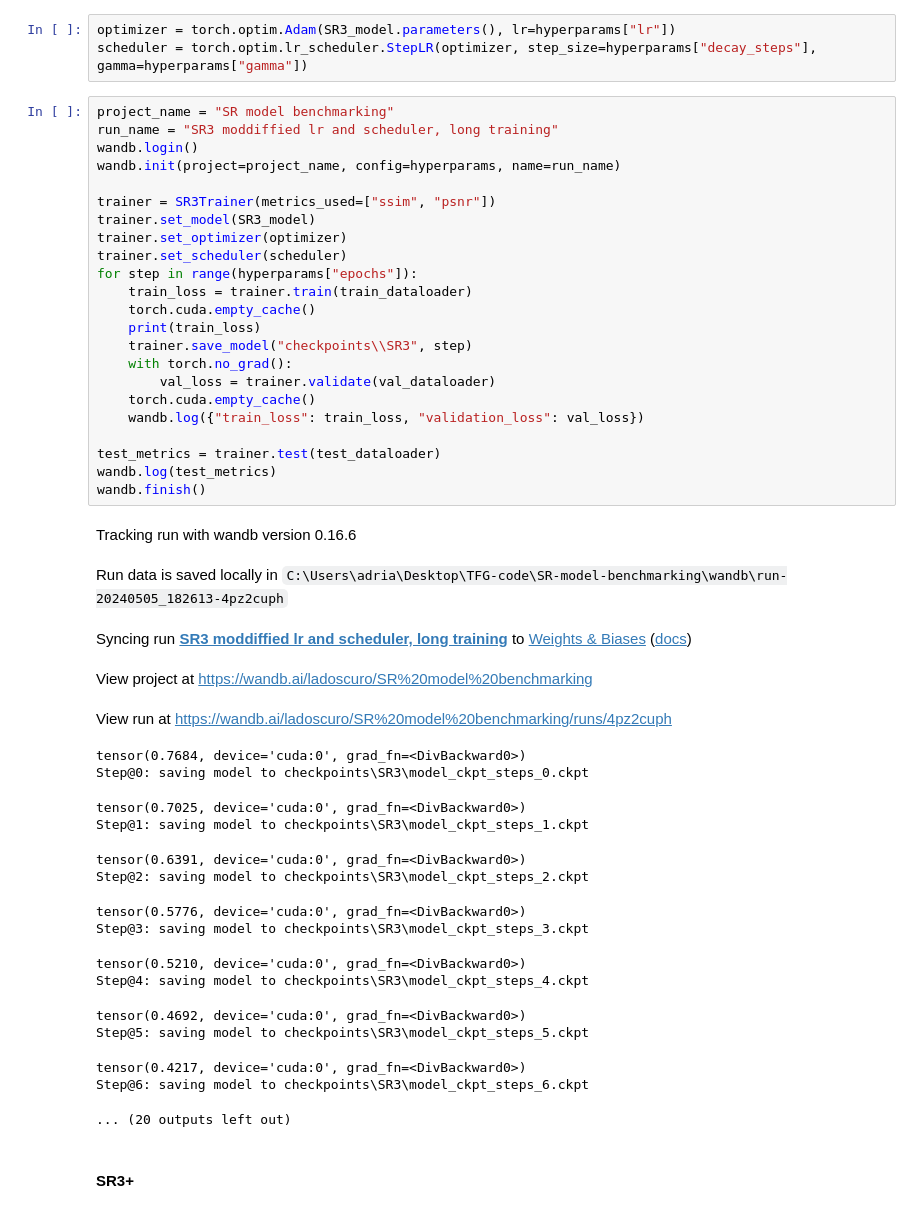
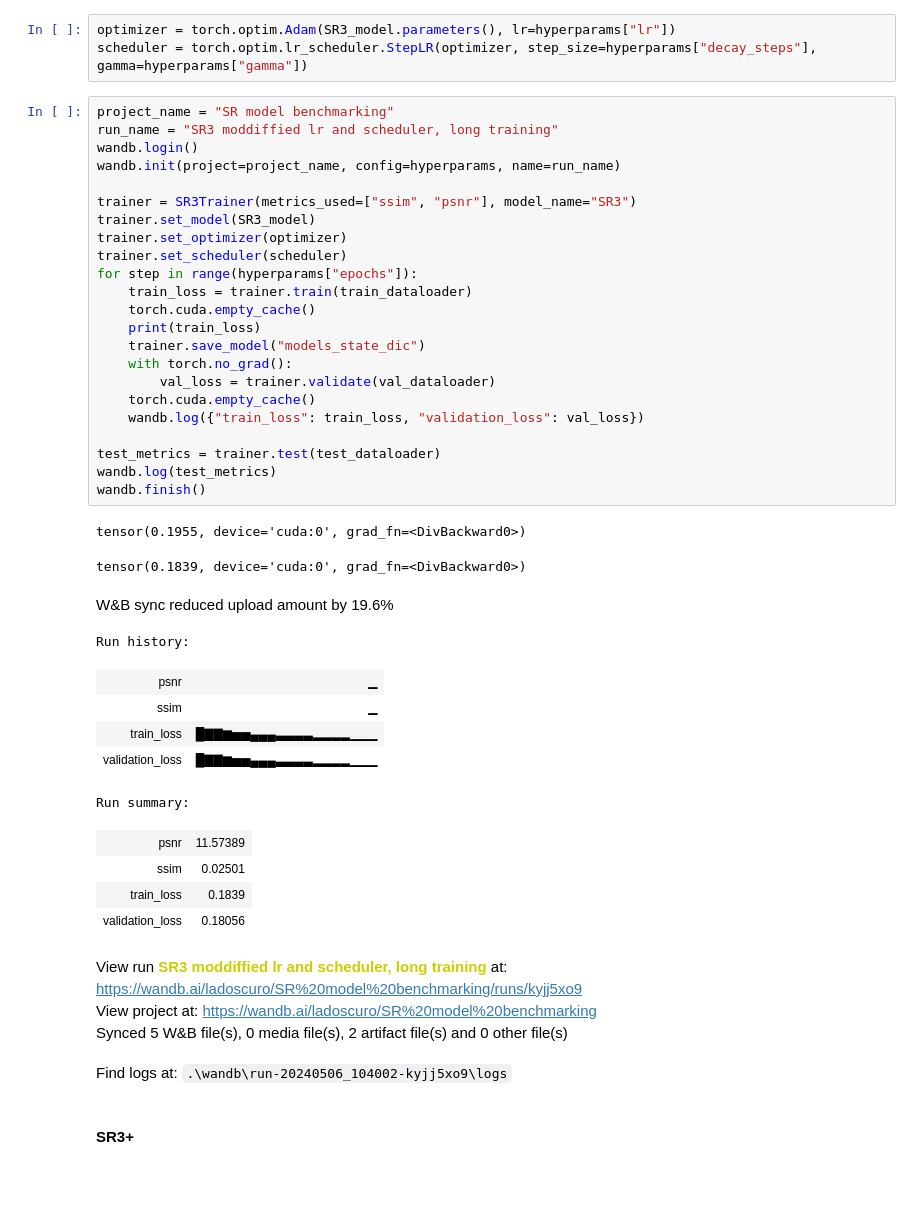
Before and after one commit to Descalabreitor/Satelite-Superresolution-diffusion, a Jupyter notebook: experiments.ipynb, the cells around one changed output. Saved outputs shown, nothing was run; the diff lists cells and outputs as text; blank space fills up the shorter version.

```diff
--- a/experiments.ipynb
+++ b/experiments.ipynb
@@ -148,47 +183,44 @@ scheduler = torch.optim.lr_scheduler.StepLR(optimizer, step_size=hyperparams["de
 # %%
 project_name = "SR model benchmarking"
 run_name = "SR3 moddiffied lr and scheduler, long training"
 wandb.login()
 wandb.init(project=project_name, config=hyperparams, name=run_name)
 
-trainer = SR3Trainer(metrics_used=["ssim", "psnr"])
+trainer = SR3Trainer(metrics_used=["ssim", "psnr"], model_name="SR3")
 trainer.set_model(SR3_model)
 trainer.set_optimizer(optimizer)
 trainer.set_scheduler(scheduler)
 for step in range(hyperparams["epochs"]):
     train_loss = trainer.train(train_dataloader)
     torch.cuda.empty_cache()
     print(train_loss)
-    trainer.save_model("checkpoints\\SR3", step)
+    trainer.save_model("models_state_dic")
     with torch.no_grad():
         val_loss = trainer.validate(val_dataloader)
     torch.cuda.empty_cache()
     wandb.log({"train_loss": train_loss, "validation_loss": val_loss})
 
 test_metrics = trainer.test(test_dataloader)
 wandb.log(test_metrics)
 wandb.finish()
 # %% [output]
+tensor(0.1955, device='cuda:0', grad_fn=<DivBackward0>)
+tensor(0.1839, device='cuda:0', grad_fn=<DivBackward0>)
-Tracking run with wandb version 0.16.6
+W&B sync reduced upload amount by 19.6%
+Run history:
+| psnr | ▁ |
+| ssim | ▁ |
+| train_loss | █▇▇▆▅▅▄▄▄▃▃▃▃▂▂▂▂▁▁▁ |
+| validation_loss | █▇▇▆▅▅▄▄▄▃▃▃▃▂▂▂▂▁▁▁ |
+Run summary:
+| psnr | 11.57389 |
+| ssim | 0.02501 |
+| train_loss | 0.1839 |
+| validation_loss | 0.18056 |
-Run data is saved locally in C:\Users\adria\Desktop\TFG-code\SR-model-benchmarking\wandb\run-20240505_182613-4pz2cuph
+View run SR3 moddiffied lr and scheduler, long training at: https://wandb.ai/ladoscuro/SR%20model%20benchmarking/runs/kyjj5xo9
+View project at: https://wandb.ai/ladoscuro/SR%20model%20benchmarking
+Synced 5 W&B file(s), 0 media file(s), 2 artifact file(s) and 0 other file(s)
-Syncing run SR3 moddiffied lr and scheduler, long training to Weights & Biases (docs)
+Find logs at: .\wandb\run-20240506_104002-kyjj5xo9\logs
-View project at https://wandb.ai/ladoscuro/SR%20model%20benchmarking
-View run at https://wandb.ai/ladoscuro/SR%20model%20benchmarking/runs/4pz2cuph
-tensor(0.7684, device='cuda:0', grad_fn=<DivBackward0>)
-Step@0: saving model to checkpoints\SR3\model_ckpt_steps_0.ckpt
-tensor(0.7025, device='cuda:0', grad_fn=<DivBackward0>)
-Step@1: saving model to checkpoints\SR3\model_ckpt_steps_1.ckpt
-tensor(0.6391, device='cuda:0', grad_fn=<DivBackward0>)
-Step@2: saving model to checkpoints\SR3\model_ckpt_steps_2.ckpt
-tensor(0.5776, device='cuda:0', grad_fn=<DivBackward0>)
-Step@3: saving model to checkpoints\SR3\model_ckpt_steps_3.ckpt
-tensor(0.5210, device='cuda:0', grad_fn=<DivBackward0>)
-Step@4: saving model to checkpoints\SR3\model_ckpt_steps_4.ckpt
-tensor(0.4692, device='cuda:0', grad_fn=<DivBackward0>)
-Step@5: saving model to checkpoints\SR3\model_ckpt_steps_5.ckpt
-tensor(0.4217, device='cuda:0', grad_fn=<DivBackward0>)
-Step@6: saving model to checkpoints\SR3\model_ckpt_steps_6.ckpt
-... (20 outputs left out)
 # %% [markdown]
 #### SR3+
 # %%
```
Also changed, not shown: parts of 8 cells of this notebook, 7 other files.
